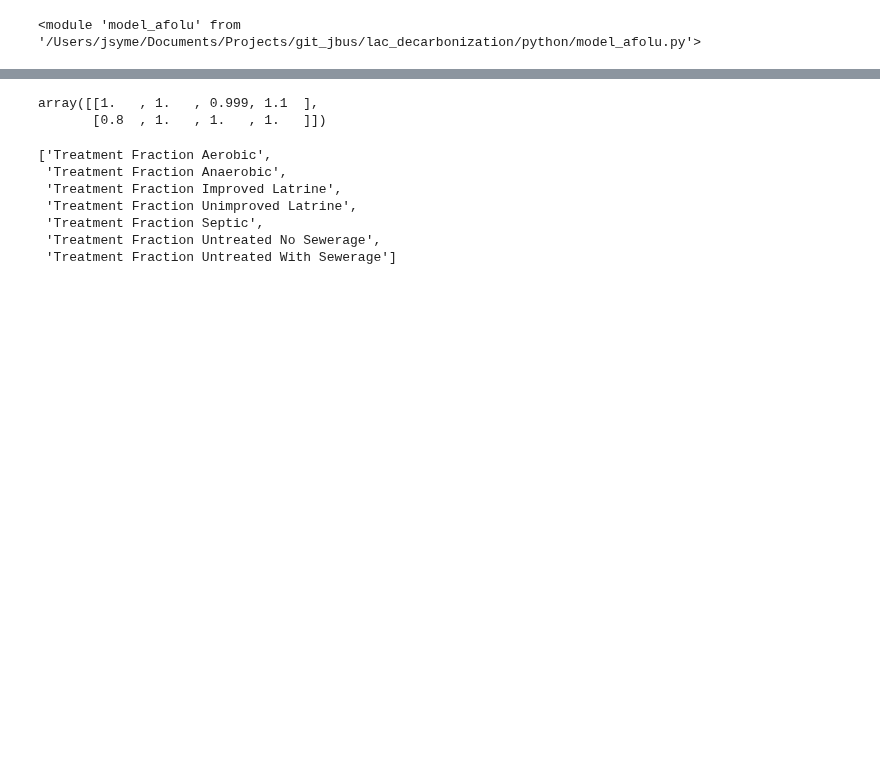
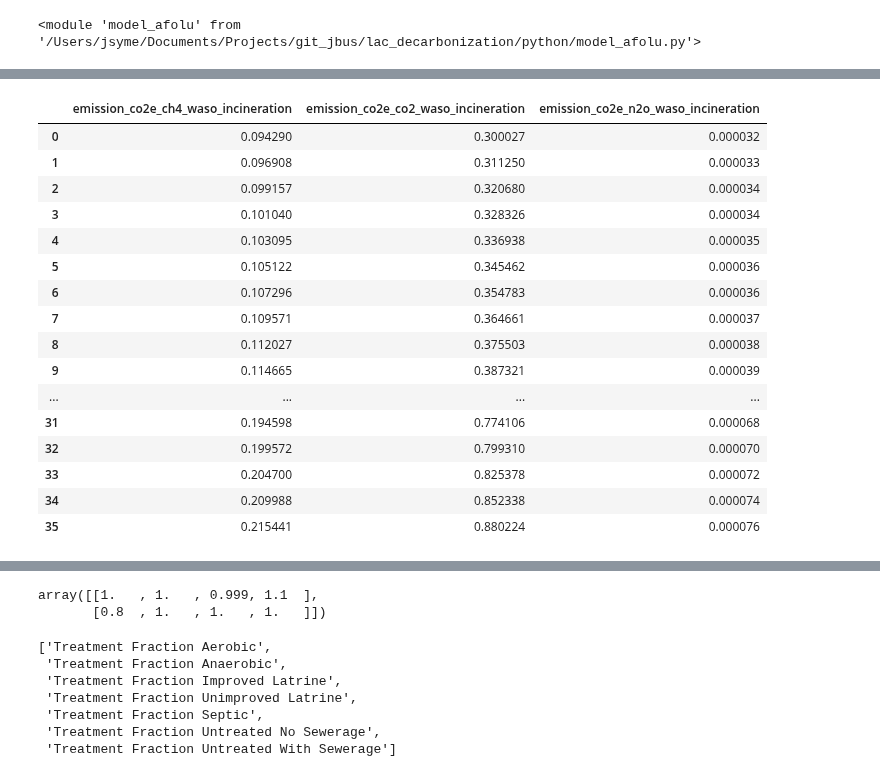
Before and after one commit to jarojasag/lac_decarbonization, a Jupyter notebook: python/build_waste.ipynb, the cells around one changed output, grey strips where cells are left out. Cells and saved outputs as stored; diff of their text form; code cells hidden in the pictures; blank space fills up the shorter version.

```diff
--- a/python/build_waste.ipynb
+++ b/python/build_waste.ipynb
@@ -794,0 +849,34 @@ year
+# %%
+
+
+
+"""
+vec_waso_cat_attr_dry_matter_content_as_fraction_wet_weight = self.model_attributes.get_ordered_category_attribute("Solid Waste", "dry_matter_content_as_fraction_wet_weight")
+vec_waso_cat_attr_doc_content_as_fraction_wet_waste = self.model_attributes.get_ordered_category_attribute("Solid Waste", "doc_content_as_fraction_wet_waste")
+vec_waso_cat_attr_doc_content_as_fraction_dry_waste = self.model_attributes.get_ordered_category_attribute("Solid Waste", "doc_content_as_fraction_dry_waste")
+vec_waso_cat_attr_docf_degradable = self.model_attributes.get_ordered_category_attribute("Solid Waste", "docf_degradable")
+vec_waso_cat_attr_total_carbon_content_as_fraction_dry_weight = self.model_attributes.get_ordered_category_attribute("Solid Waste", "total_carbon_content_as_fraction_dry_weight")
+vec_waso_cat_attr_fossil_carbon_fraction_as_fraction_total_carbon = self.model_attributes.get_ordered_category_attribute("Solid Waste", "fossil_carbon_fraction_as_fraction_total_carbon")
+
+"""
+#sa.model_attributes.get_attribute_table("Solid Waste").table
+
+out[[x for x in out.columns if ("incineration" in x)]]
+# %% [output]
+|  | emission_co2e_ch4_waso_incineration | emission_co2e_co2_waso_incineration | emission_co2e_n2o_waso_incineration |
+| 0 | 0.094290 | 0.300027 | 0.000032 |
+| 1 | 0.096908 | 0.311250 | 0.000033 |
+| 2 | 0.099157 | 0.320680 | 0.000034 |
+| 3 | 0.101040 | 0.328326 | 0.000034 |
+| 4 | 0.103095 | 0.336938 | 0.000035 |
+| 5 | 0.105122 | 0.345462 | 0.000036 |
+| 6 | 0.107296 | 0.354783 | 0.000036 |
+| 7 | 0.109571 | 0.364661 | 0.000037 |
+| 8 | 0.112027 | 0.375503 | 0.000038 |
+| 9 | 0.114665 | 0.387321 | 0.000039 |
+| ... | ... | ... | ... |
+| 31 | 0.194598 | 0.774106 | 0.000068 |
+| 32 | 0.199572 | 0.799310 | 0.000070 |
+| 33 | 0.204700 | 0.825378 | 0.000072 |
+| 34 | 0.209988 | 0.852338 | 0.000074 |
+| 35 | 0.215441 | 0.880224 | 0.000076 |
```
Also changed, not shown: parts of 13 cells of this notebook, 12 other files.
